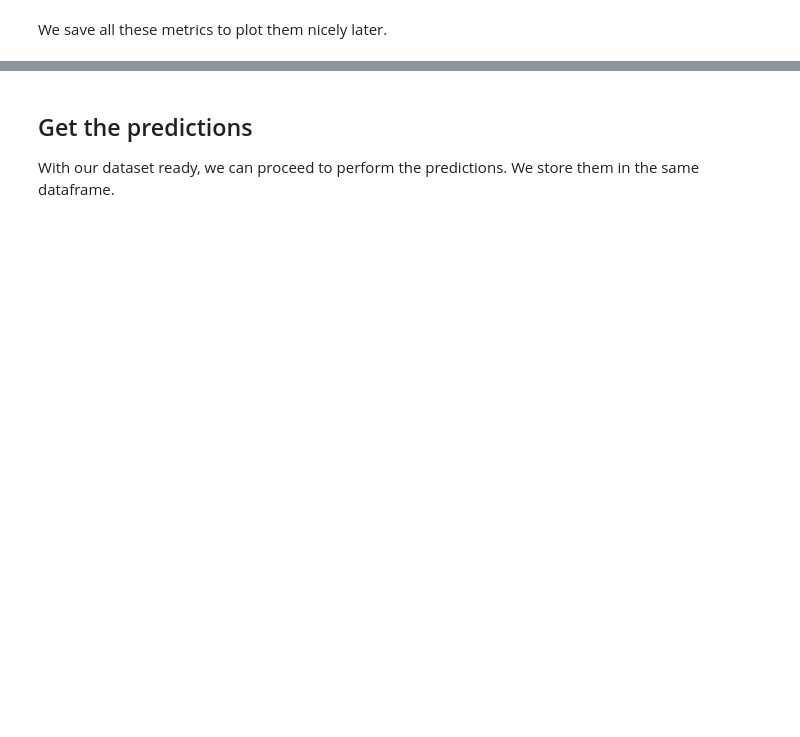
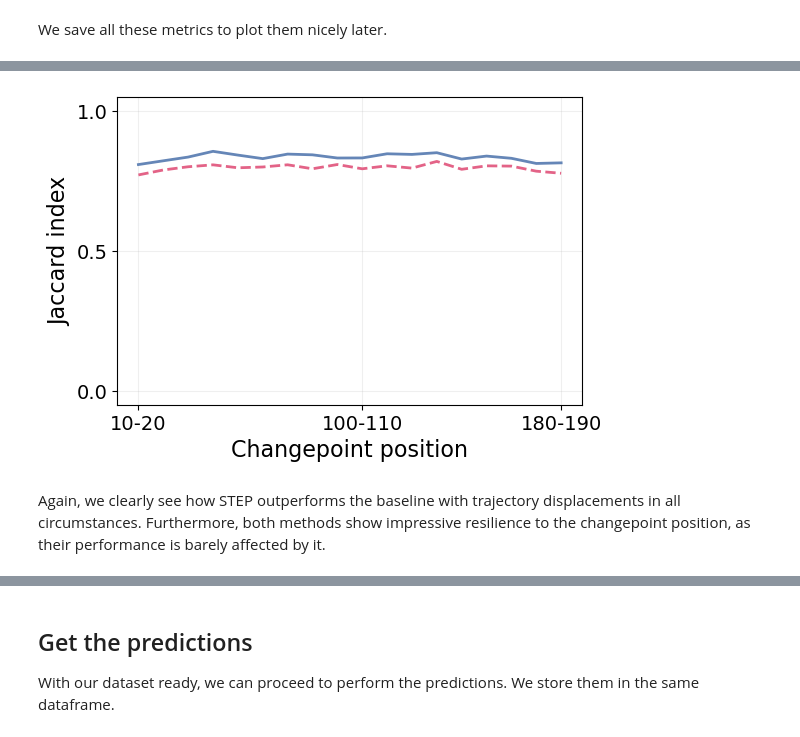
Before and after one commit to BorjaRequena/step, a Jupyter notebook: nbs/tutorials/01_analysis_bm.ipynb, the cells around one changed output, grey strips where cells are left out. Cells and saved outputs as stored; diff of their text form; code cells hidden in the pictures; blank space fills up the shorter version.

```diff
--- a/nbs/tutorials/01_analysis_bm.ipynb
+++ b/nbs/tutorials/01_analysis_bm.ipynb
@@ -399,0 +416,29 @@ ds = combine_datasets(datasets, shuffle=False)
+# %%
+bins_cp_pos = np.arange(10, 200, 10)
+j_idx_by_position_D = {m: [] for m in methods}
+for low, high in zip(bins_cp_pos[:-1], bins_cp_pos[1:]):
+    mask = (low <= df_changes_D.cp) & (df_changes_D.cp < high)
+    for m in methods:
+        tp = df_changes_D.loc[mask, f'cp_{m}_tp'].sum()
+        fp = df_changes_D.loc[mask, f'cp_{m}_fp'].sum()
+        fn = df_changes_D.loc[mask, f'cp_{m}_fn'].sum()
+        j_idx_by_position_D[m].append(jaccard_index(tp, fp, fn))
+# %%
+#| code-fold: true
+fig = plt.figure(figsize=(1.5*fig_size, fig_size))
+for m in methods:
+    plt.plot(j_idx_by_position_D[m], linewidth=linewidth, label=method_label[m],
+              color=method_color[m], linestyle=method_ls[m])
+x_tick_idx = np.array([0, 9, 17])
+plt.xticks(x_tick_idx,
+           [f'{low}-{high}' for low, high in zip(bins_cp_pos[x_tick_idx], bins_cp_pos[x_tick_idx+1])])
+plt.grid(alpha=alpha_grid)
+plt.ylim([-0.05, 1.05])
+plt.yticks([0., 0.5, 1.])
+plt.ylabel("Jaccard index", fontsize=16)
+plt.xlabel("Changepoint position", fontsize=16)
+plt.tick_params(labelsize=14)
+# %% [output]
+[figure, added]
+# %% [markdown]
+Again, we clearly see how STEP outperforms the baseline with trajectory displacements in all circumstances. Furthermore, both methods show impressive resilience to the changepoint position, as their performance is barely affected by it.
```
Also changed, not shown: parts of 159 cells of this notebook, 3 other files.
